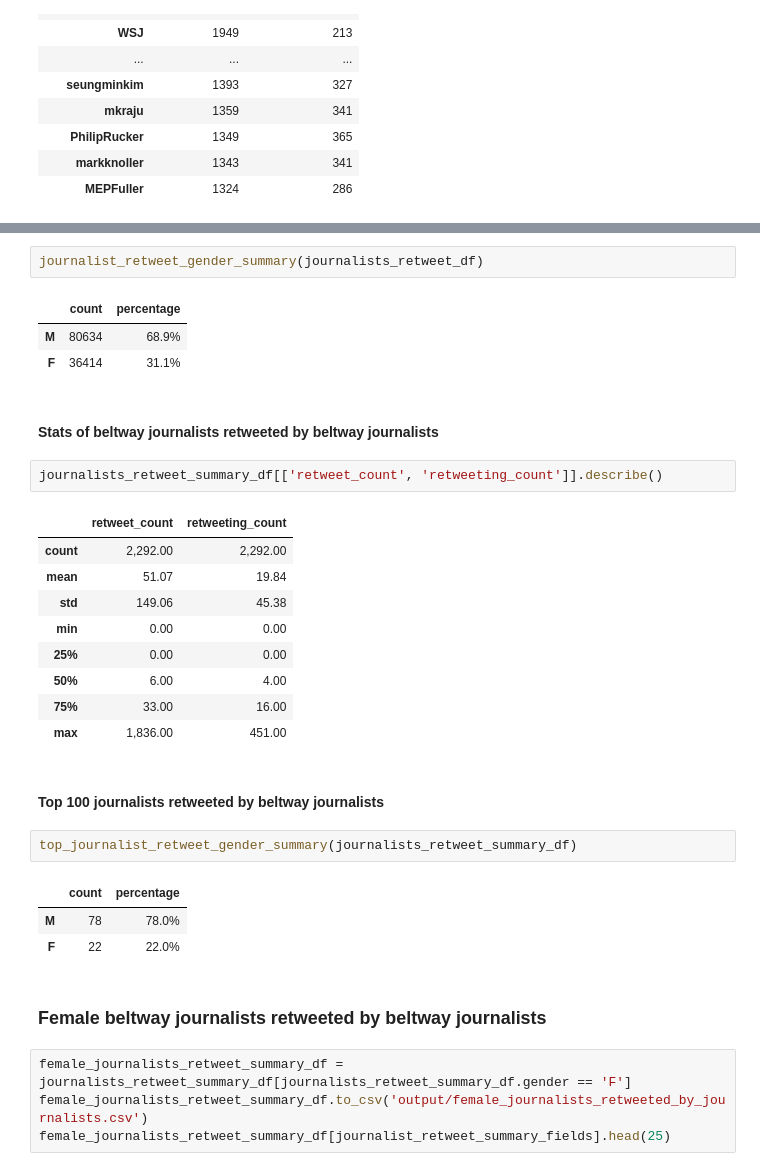
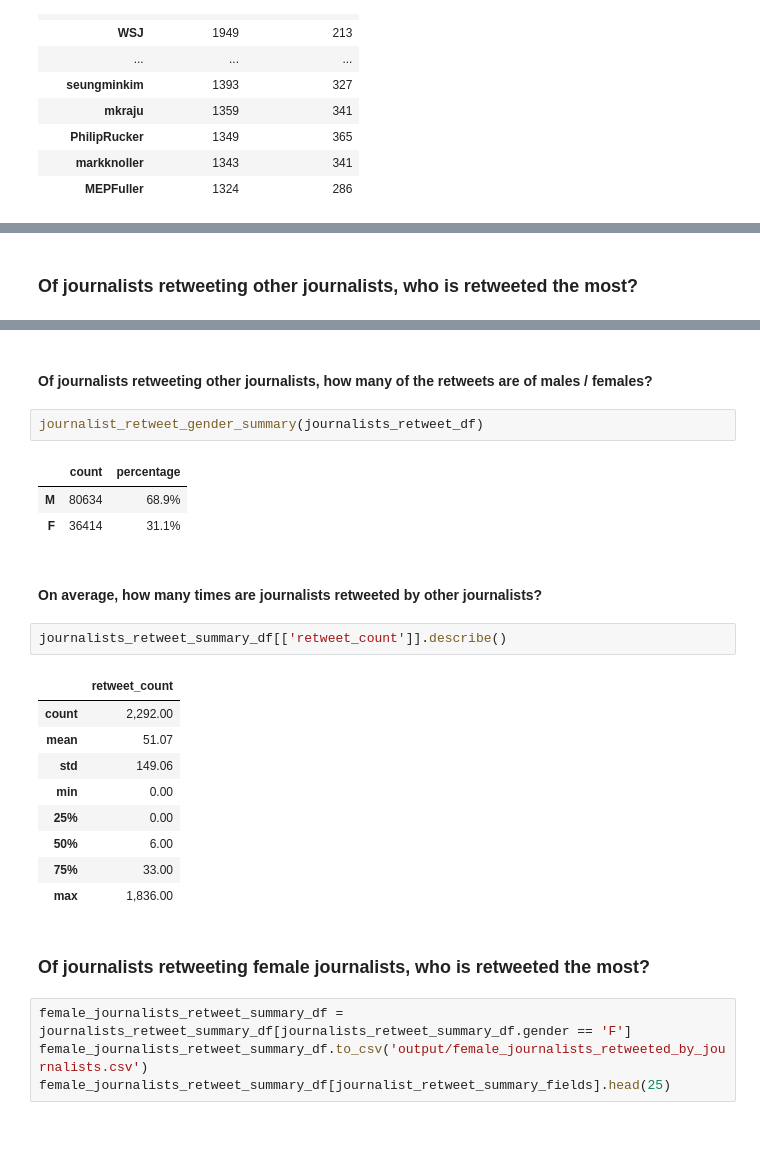
Before and after one commit to justinlittman/beltway_reporters, a Jupyter notebook: jupyter/Gender dynamics.ipynb, the cells around one changed output, grey strips where cells are left out. Drawn from its saved outputs; the diff is of its cells as text; blank space fills up the shorter version.

```diff
--- a/jupyter/Gender dynamics.ipynb
+++ b/jupyter/Gender dynamics.ipynb
@@ -1048,3 +1029,5 @@ all_retweeted_df.head(25)
+# %% [markdown]
+### Of journalists retweeting other journalists, who is retweeted the most?
 # %%
 journalists_retweet_summary_df = journalist_retweet_summary(journalists_retweet_df)
 journalists_retweet_summary_df.to_csv('output/journalists_retweeted_by_journalists.csv')
@@ -1068,6 +1051,8 @@ journalists_retweet_summary_df[journalist_retweet_summary_fields].head(25)
 | 104299137 | DavidMDrucker | Drucker, David | Washington Examiner | M | 35033 | 770.00 | 193.00 |
 | 593813785 | DonnaYoungDC | Young, Donna | S&P Global Market Intelligence | F | 5894 | 708.00 | 13.00 |
 | 118130765 | dylanlscott | Scott, Dylan L. | Stat News | M | 20122 | 705.00 | 155.00 |
+# %% [markdown]
+#### Of journalists retweeting other journalists, how many of the retweets are of males / females?
 # %%
 journalist_retweet_gender_summary(journalists_retweet_df)
 # %% [output]
@@ -1075,29 +1060,21 @@ journalist_retweet_gender_summary(journalists_retweet_df)
 | M | 80634 | 68.9% |
 | F | 36414 | 31.1% |
 # %% [markdown]
-#### Stats of beltway journalists retweeted by beltway journalists
+#### On average, how many times are journalists retweeted by other journalists?
 # %%
-journalists_retweet_summary_df[['retweet_count', 'retweeting_count']].describe()
+journalists_retweet_summary_df[['retweet_count']].describe()
 # %% [output]
-|  | retweet_count | retweeting_count |
-| count | 2,292.00 | 2,292.00 |
-| mean | 51.07 | 19.84 |
-| std | 149.06 | 45.38 |
-| min | 0.00 | 0.00 |
-| 25% | 0.00 | 0.00 |
-| 50% | 6.00 | 4.00 |
-| 75% | 33.00 | 16.00 |
-| max | 1,836.00 | 451.00 |
+|  | retweet_count |
+| count | 2,292.00 |
+| mean | 51.07 |
+| std | 149.06 |
+| min | 0.00 |
+| 25% | 0.00 |
+| 50% | 6.00 |
+| 75% | 33.00 |
+| max | 1,836.00 |
-# %% [markdown]
-#### Top 100 journalists retweeted by beltway journalists
-# %%
-top_journalist_retweet_gender_summary(journalists_retweet_summary_df)
-# %% [output]
-|  | count | percentage |
-| M | 78 | 78.0% |
-| F | 22 | 22.0% |
-# %% [markdown]
-### Female beltway journalists retweeted by beltway journalists
+# %% [markdown]
+### Of journalists retweeting female journalists, who is retweeted the most?
 # %%
 female_journalists_retweet_summary_df = journalists_retweet_summary_df[journalists_retweet_summary_df.gender == 'F']
 female_journalists_retweet_summary_df.to_csv('output/female_journalists_retweeted_by_journalists.csv')
```
Also changed, not shown: parts of 95 cells of this notebook, 4 other files.
